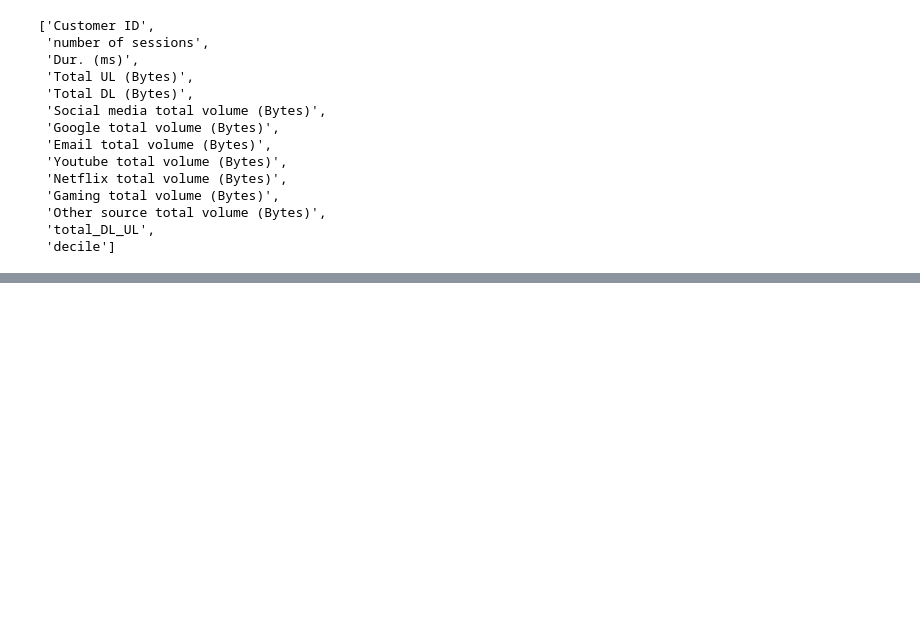
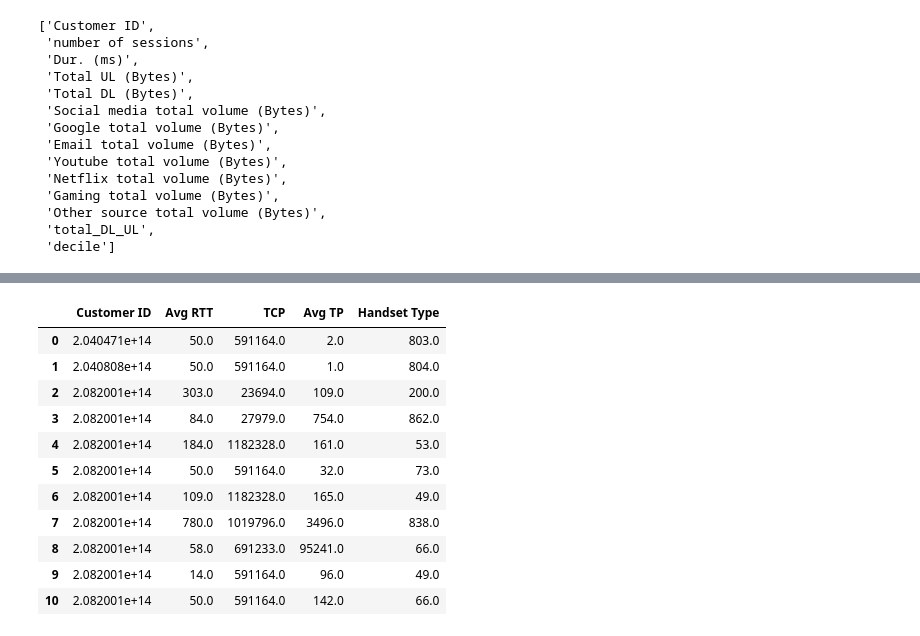
Before and after one commit to maxi1571/Telecommunication-User-Analytics, a Jupyter notebook: notebooks/data_analysis.ipynb, the cells around one changed output, grey strips where cells are left out. Saved outputs shown, nothing was run; the diff lists cells and outputs as text; code cells hidden in the pictures; blank space fills up the shorter version.

```diff
--- a/notebooks/data_analysis.ipynb
+++ b/notebooks/data_analysis.ipynb
@@ -892,0 +1014,2 @@ plt.show()
+# %%
+Users1 = df_exp.groupby(['IMSI'])
@@ -892,0 +1020,18 @@ plt.show()
+# %%
+Avg_RTT = Users1['Avg RTT DL (ms)'].sum() + Users1['Avg RTT UL (ms)'].sum()
+Avg_TCP = Users1['TCP DL Retrans. Vol (Bytes)'].sum()+Users1['TCP UL Retrans. Vol (Bytes)'].sum()
+Avg_TP = Users1['Avg Bearer TP DL (kbps)'].sum()+Users1['Avg Bearer TP UL (kbps)'].sum()
+Handset = Users1['Handset Type'].first()
+# %%
+new2 = pd.concat([Avg_RTT,
+                  Avg_TCP,
+                  Avg_TP,
+                  Handset
+                ], axis="columns", sort=True)
+
+new2 = new2.rename(columns={0: 'Avg RTT'})
+new2 = new2.rename(columns={1: 'TCP'})
+new2 = new2.rename(columns={2: 'Avg TP'})
+new2 = new2.rename(columns={3: 'Handset type'})
+new2.index.name = 'Customer ID'
+new2.reset_index(inplace=True)
@@ -892,0 +1192,21 @@ plt.show()
+# %%
+new3=new2.copy()
+# %%
+from sklearn.preprocessing import OrdinalEncoder
+
+ord_enc = OrdinalEncoder()
+new3["Handset Type"] = ord_enc.fit_transform(new3[["Handset Type"]])
+new3.head(11)
+# %% [output]
+|  | Customer ID | Avg RTT | TCP | Avg TP | Handset Type |
+| 0 | 2.040471e+14 | 50.0 | 591164.0 | 2.0 | 803.0 |
+| 1 | 2.040808e+14 | 50.0 | 591164.0 | 1.0 | 804.0 |
+| 2 | 2.082001e+14 | 303.0 | 23694.0 | 109.0 | 200.0 |
+| 3 | 2.082001e+14 | 84.0 | 27979.0 | 754.0 | 862.0 |
+| 4 | 2.082001e+14 | 184.0 | 1182328.0 | 161.0 | 53.0 |
+| 5 | 2.082001e+14 | 50.0 | 591164.0 | 32.0 | 73.0 |
+| 6 | 2.082001e+14 | 109.0 | 1182328.0 | 165.0 | 49.0 |
+| 7 | 2.082001e+14 | 780.0 | 1019796.0 | 3496.0 | 838.0 |
+| 8 | 2.082001e+14 | 58.0 | 691233.0 | 95241.0 | 66.0 |
+| 9 | 2.082001e+14 | 14.0 | 591164.0 | 96.0 | 49.0 |
+| 10 | 2.082001e+14 | 50.0 | 591164.0 | 142.0 | 66.0 |
```
Also changed, not shown: parts of 45 cells of this notebook, 1 other file.
